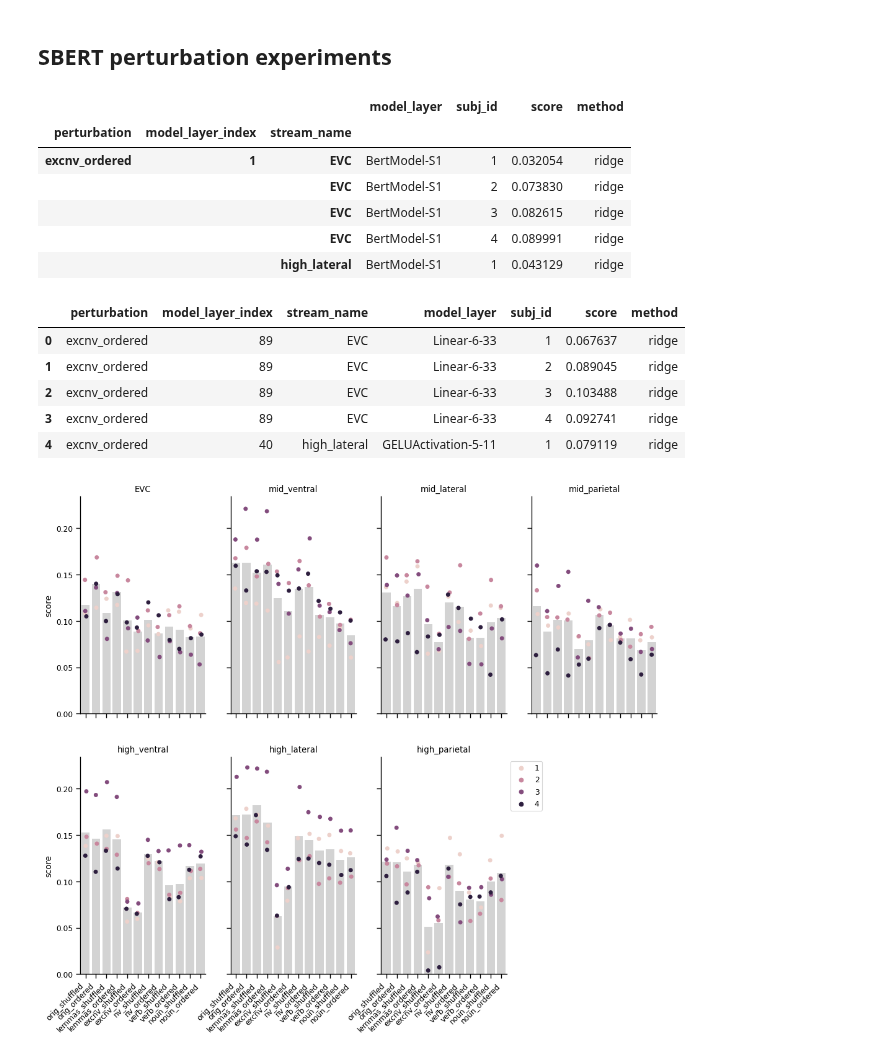
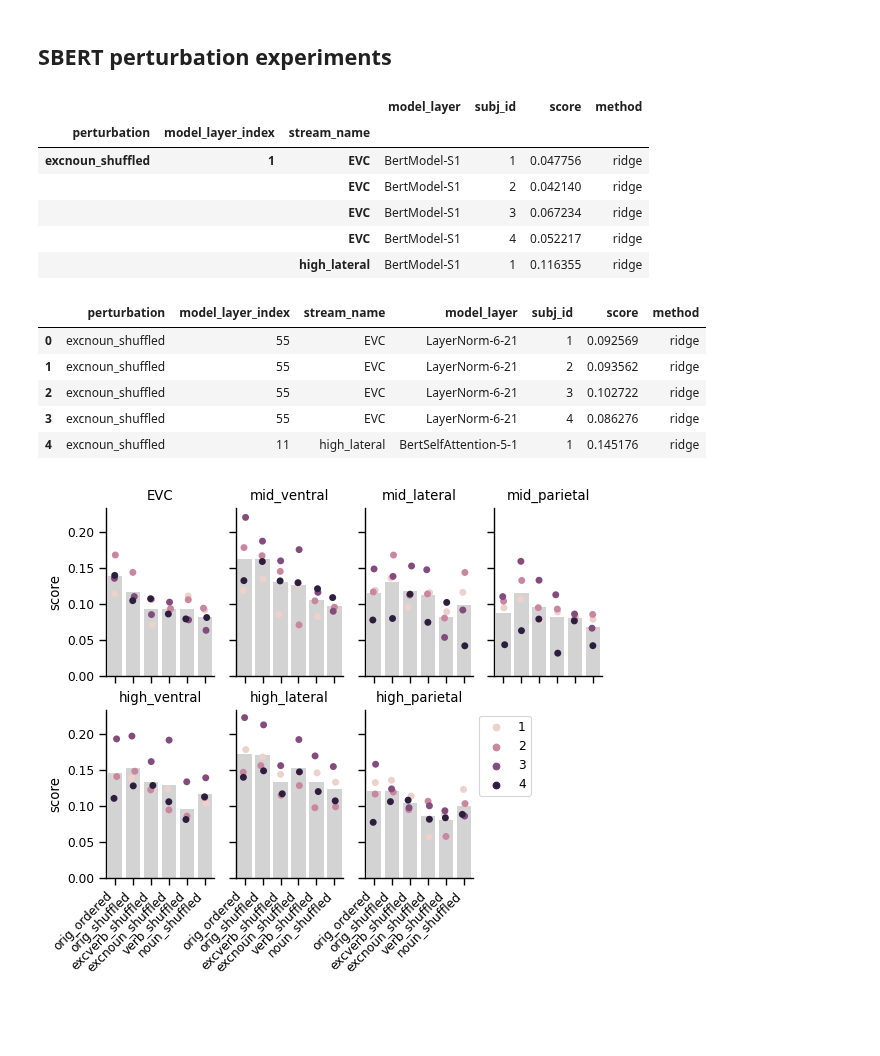
Before and after one commit to Isik-lab/SIfMRI_modeling, a Jupyter notebook: notebooks/modeling_exploration.ipynb, the cells around one changed output. Saved outputs shown, nothing was run; the diff lists cells and outputs as text; code cells hidden in the pictures; blank space fills up the shorter version.

```diff
--- a/notebooks/modeling_exploration.ipynb
+++ b/notebooks/modeling_exploration.ipynb
@@ -96,20 +96,15 @@ for ax, (stream, stream_df) in zip(axes, stream_group):
 # %%
 streams = ['EVC']
 streams += [f'{level}_{stream}' for level in ['mid', 'high'] for stream in ['ventral', 'lateral', 'parietal']]
-perturbations = ['none', 'lemmas', 'nv',
-                 'verb', 'noun', 'excnv']
+perturbations = ['orig_shuffled',
+                 'excverb_shuffled', 'excnoun_shuffled',
+                 'verb_shuffled', 'noun_shuffled']
 # %%
 scores = []
 for perturb in perturbations:
-    if perturb != 'none':
-        name = perturb+'_ordered'
-    else:
-        name = 'none'
-    print(name)
-    file = f'{interim_dir}/GLoVeEncoding/{name}.csv'
+    file = f'{interim_dir}/GLoVeEncoding/{perturb}.csv'
     df = pd.read_csv(file)
     df['perturbation'] = perturb
-    print(len(df))
     scores.append(df)
 
 scores = pd.concat(scores).reset_index(drop=True)
@@ -182,3 +151,7 @@ perturbations = ['orig_shuffled', 'orig_ordered',
+# %%
+perturbations = ['orig_ordered', 'orig_shuffled',
+                 'excverb_shuffled', 'excnoun_shuffled',
+                 'verb_shuffled', 'noun_shuffled']
 # %%
 scores = []
 for perturb in perturbations:
@@ -196,11 +169,11 @@ scores.head()
 # %% [output]
 |  |  |  | model_layer | subj_id | score | method |
 | perturbation | model_layer_index | stream_name |  |  |  |  |
-| excnv_ordered | 1 | EVC | BertModel-S1 | 1 | 0.032054 | ridge |
-|  |  | EVC | BertModel-S1 | 2 | 0.073830 | ridge |
-|  |  | EVC | BertModel-S1 | 3 | 0.082615 | ridge |
-|  |  | EVC | BertModel-S1 | 4 | 0.089991 | ridge |
-|  |  | high_lateral | BertModel-S1 | 1 | 0.043129 | ridge |
+| excnoun_shuffled | 1 | EVC | BertModel-S1 | 1 | 0.047756 | ridge |
+|  |  | EVC | BertModel-S1 | 2 | 0.042140 | ridge |
+|  |  | EVC | BertModel-S1 | 3 | 0.067234 | ridge |
+|  |  | EVC | BertModel-S1 | 4 | 0.052217 | ridge |
+|  |  | high_lateral | BertModel-S1 | 1 | 0.116355 | ridge |
 # %%
 avg_scores = scores.reset_index().groupby(['perturbation', 'model_layer_index', 'stream_name']).mean().reset_index()
 iter_scores = avg_scores.groupby(['perturbation', 'stream_name'])
@@ -213,11 +186,11 @@ max_scores = pd.concat(max_scores).reset_index()
 max_scores.head()
 # %% [output]
 |  | perturbation | model_layer_index | stream_name | model_layer | subj_id | score | method |
-| 0 | excnv_ordered | 89 | EVC | Linear-6-33 | 1 | 0.067637 | ridge |
-| 1 | excnv_ordered | 89 | EVC | Linear-6-33 | 2 | 0.089045 | ridge |
-| 2 | excnv_ordered | 89 | EVC | Linear-6-33 | 3 | 0.103488 | ridge |
-| 3 | excnv_ordered | 89 | EVC | Linear-6-33 | 4 | 0.092741 | ridge |
-| 4 | excnv_ordered | 40 | high_lateral | GELUActivation-5-11 | 1 | 0.079119 | ridge |
+| 0 | excnoun_shuffled | 55 | EVC | LayerNorm-6-21 | 1 | 0.092569 | ridge |
+| 1 | excnoun_shuffled | 55 | EVC | LayerNorm-6-21 | 2 | 0.093562 | ridge |
+| 2 | excnoun_shuffled | 55 | EVC | LayerNorm-6-21 | 3 | 0.102722 | ridge |
+| 3 | excnoun_shuffled | 55 | EVC | LayerNorm-6-21 | 4 | 0.086276 | ridge |
+| 4 | excnoun_shuffled | 11 | high_lateral | BertSelfAttention-5-1 | 1 | 0.145176 | ridge |
 # %%
 cat_type = pd.CategoricalDtype(categories=streams, ordered=True)
 max_scores['stream_name'] = max_scores['stream_name'].astype(cat_type)
@@ -226,28 +199,28 @@ cat_type = pd.CategoricalDtype(categories=perturbations, ordered=True)
 max_scores['perturbation'] = max_scores['perturbation'].astype(cat_type)
 # %%
 sns.set_context(context='paper')
-_, axes = plt.subplots(2, 4, sharex=True, sharey=True, figsize=(12, 10))
+_, axes = plt.subplots(2, 4, sharex=True, sharey=True)
 trim_axs(axes, len(streams))
 axes = axes.flatten()
 stream_group = max_scores.groupby('stream_name')
 for ax, (stream, stream_df) in zip(axes, stream_group):
    sns.barplot(x='perturbation', y='score',
                   data=stream_df, ax=ax,
                   color='lightgray', errorbar=None)
    sns.stripplot(x='perturbation', y='score',
                   hue='subj_id', dodge=False,
                   data=stream_df, ax=ax)
    if stream not in ['EVC', 'high_ventral']:
          ax.set_ylabel('')
    ax.spines['top'].set_visible(False)
    ax.spines['right'].set_visible(False)
    ax.set_xticklabels(perturbations, rotation=45, ha='right')
    ax.set_title(stream)
    ax.set_xlabel('')
    if stream != 'high_parietal':
       ax.legend().set_visible(False)
    else:
       ax.legend(loc='upper left', bbox_to_anchor=(1, 1))
 # plt.tight_layout()
 # %% [output]
-[figure, old version]
+[figure, new version]
```
Also changed, not shown: parts of 5 cells of this notebook, 3 other files.
